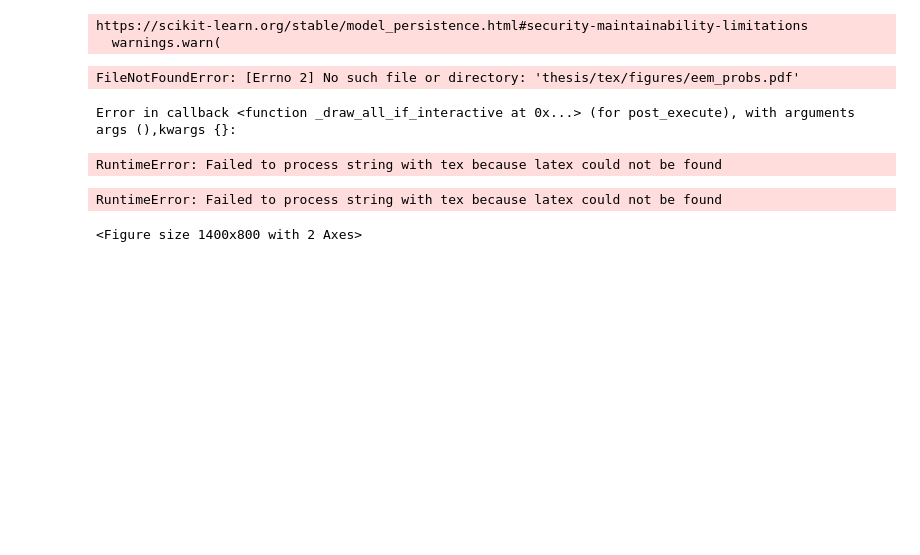
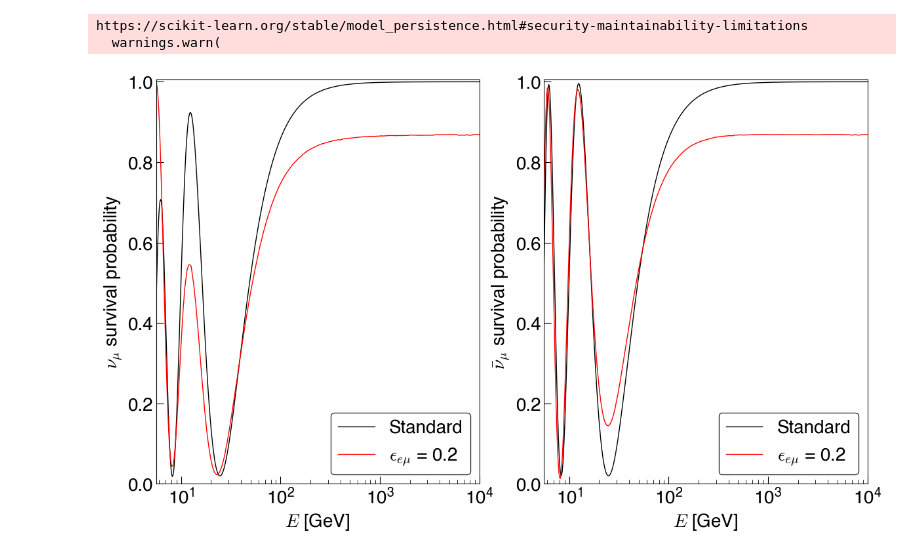
Before and after one commit to Sjoeborg/thesis, a Jupyter notebook: thesis/notebooks/NSItheory.ipynb, the cells around one changed output. Cells and saved outputs as stored; diff of their text form; code cells hidden in the pictures; blank space fills up the shorter version.

```diff
--- a/thesis/notebooks/NSItheory.ipynb
+++ b/thesis/notebooks/NSItheory.ipynb
@@ -99,45 +99,43 @@ Pee_eet_IC = P_over_E_parameter(
     "e", eet_params, E=all_range, ndim=3, nsi=True, anti=False, zenith=zenith
 )[:, 0, :].reshape(len(emt_range), -1)
 # %%
+plt.rcParams['text.usetex'] = False
 fig, ax = plt.subplots(1, 2, figsize=(14, 8))
 ax = ax.flatten()
 labels = ["Standard", r"$\epsilon_{e\mu}$ = 0.2"]
 
 ax[0].plot(all_range, Pmm_eem_IC[1, :], ls="solid", label=labels[0], c="black", lw=1)
 ax[0].plot(all_range, Pmm_eem_IC[0, :], ls="solid", label=labels[1], c="red", lw=1)
 ax[1].plot(all_range, Pamam_eem_IC[1, :], ls="solid", label=labels[0], c="black", lw=1)
 ax[1].plot(all_range, Pamam_eem_IC[0, :], ls="solid", label=labels[1], c="red", lw=1)
 
 ax[0].set_xscale("log")
 ax[1].set_xscale("log")
 
 
 ax[0].set_ylim((0, 1.005))
 ax[1].set_ylim((0, 1.005))
 ax[0].set_xlim((5.6, 10000))
 ax[1].set_xlim((5.6, 10000))
 
 leg = ax[0].legend(fontsize=20)
 leg.get_frame().set_edgecolor("k")
 leg = ax[1].legend(fontsize=20)
 leg.get_frame().set_edgecolor("k")
 
 ax[0].set_ylabel(r"$\nu_\mu$ survival probability", fontsize=20)
 ax[1].set_ylabel(r"$\bar{\nu}_\mu$ survival probability", fontsize=20)
 ax[0].set_xlabel(r"$E$ [GeV]", fontsize=20)
 ax[1].set_xlabel(r"$E$ [GeV]", fontsize=20)
 ax[0].tick_params(axis="both", direction="in", which="both", length=8, labelsize=20)
 ax[0].tick_params(which="minor", length=4)
 ax[1].tick_params(axis="both", direction="in", which="both", length=8, labelsize=20)
 ax[1].tick_params(which="minor", length=4)
 ax[0].yaxis.get_major_ticks()[-1].draw = lambda *args: None
-#savethesis(fig, "eem_probs")
+
+plt.show()
 # %% [output]
-FileNotFoundError: [Errno 2] No such file or directory: 'thesis/tex/figures/eem_probs.pdf'
-Error in callback <function _draw_all_if_interactive at 0x...> (for post_execute), with arguments args (),kwargs {}:
-RuntimeError: Failed to process string with tex because latex could not be found
-RuntimeError: Failed to process string with tex because latex could not be found
-<Figure size 1400x800 with 2 Axes>
+[figure, added]
 # %%
 fig, ax = plt.subplots(1, 2, figsize=(14, 8))
 ax = ax.flatten()
```
Also changed, not shown: parts of 5 cells of this notebook, 3 other files.
